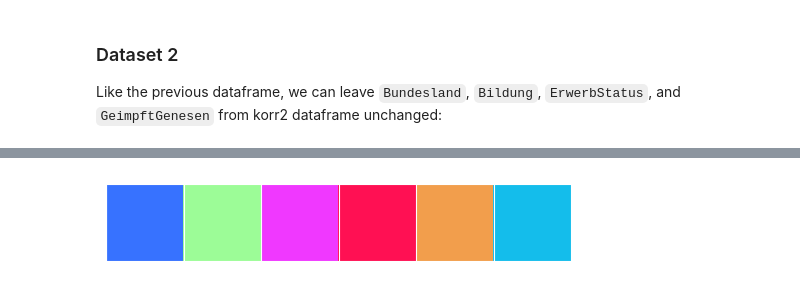
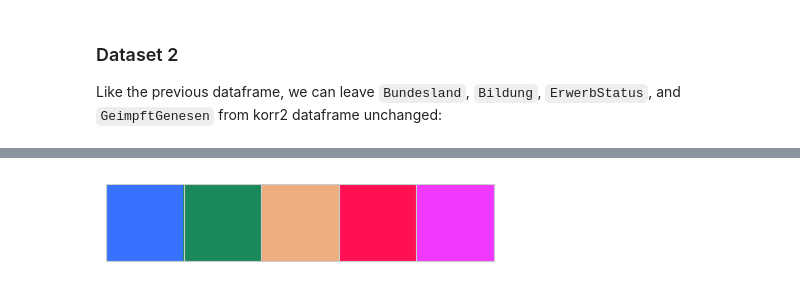
Before and after one commit to Sormy23/DataScience_CoronaStatistics, a Jupyter notebook: mini_projekt.ipynb, the cells around one changed output, grey strips where cells are left out. Drawn from its saved outputs; the diff is of its cells as text; code cells hidden in the pictures.

```diff
--- a/mini_projekt.ipynb
+++ b/mini_projekt.ipynb
@@ -534,7 +557,7 @@ Generated custom selected color palette handpicked with the finest colors in the
 # %%
-colors = ["#3772FF", "#9CFC97", "#F038FF", "#FF1053", "#F29E4C", "#14BDEB"]
-colorPallet = sns.set_palette(colors)
-sns.palplot(sns.color_palette())
+colors = ["#3772FF", "#1b8a5a", "#edae7f", "#FF1053", "#F038FF"]
+cat_palette = sns.color_palette(colors)
+sns.palplot(cat_palette)
 plt.show()
 # %% [output]
-[figure, old version]
+[figure, new version]
```
Also changed, not shown: parts of 54 cells of this notebook, 5 other files.
